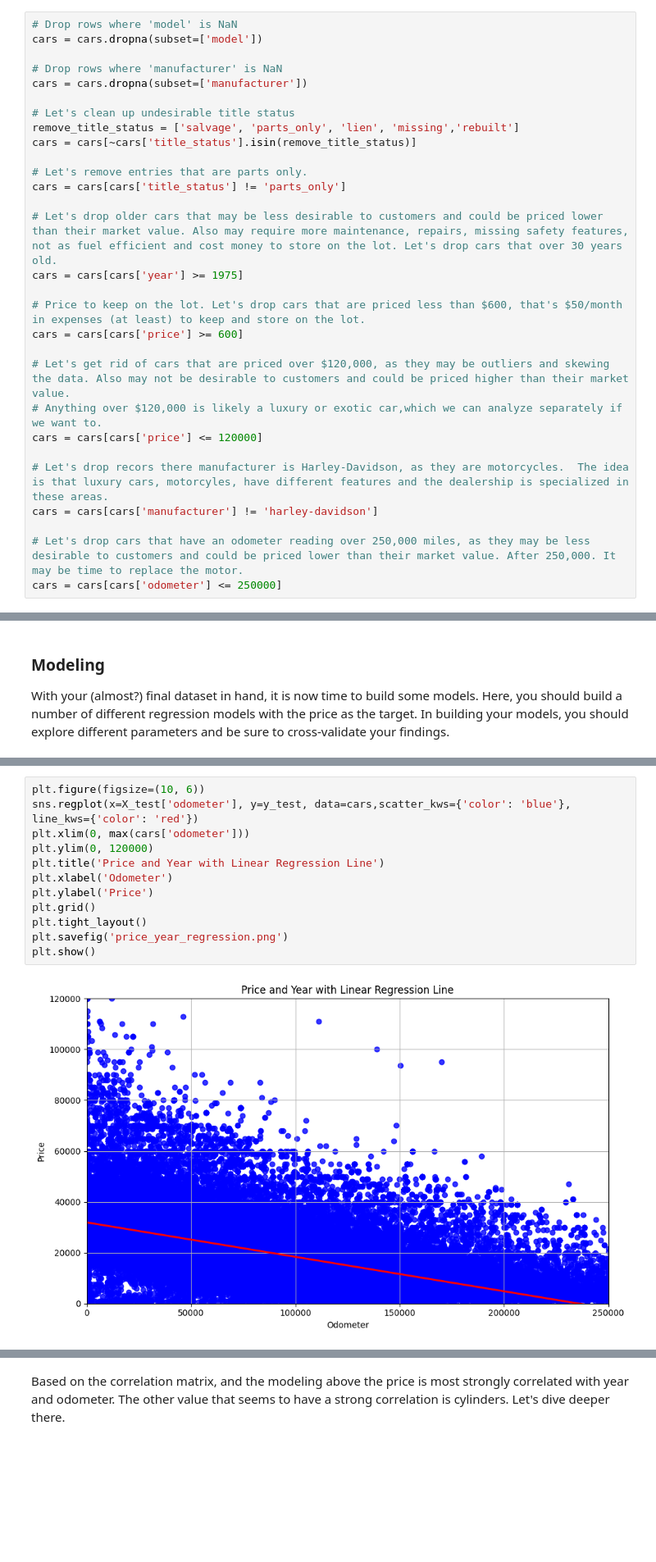
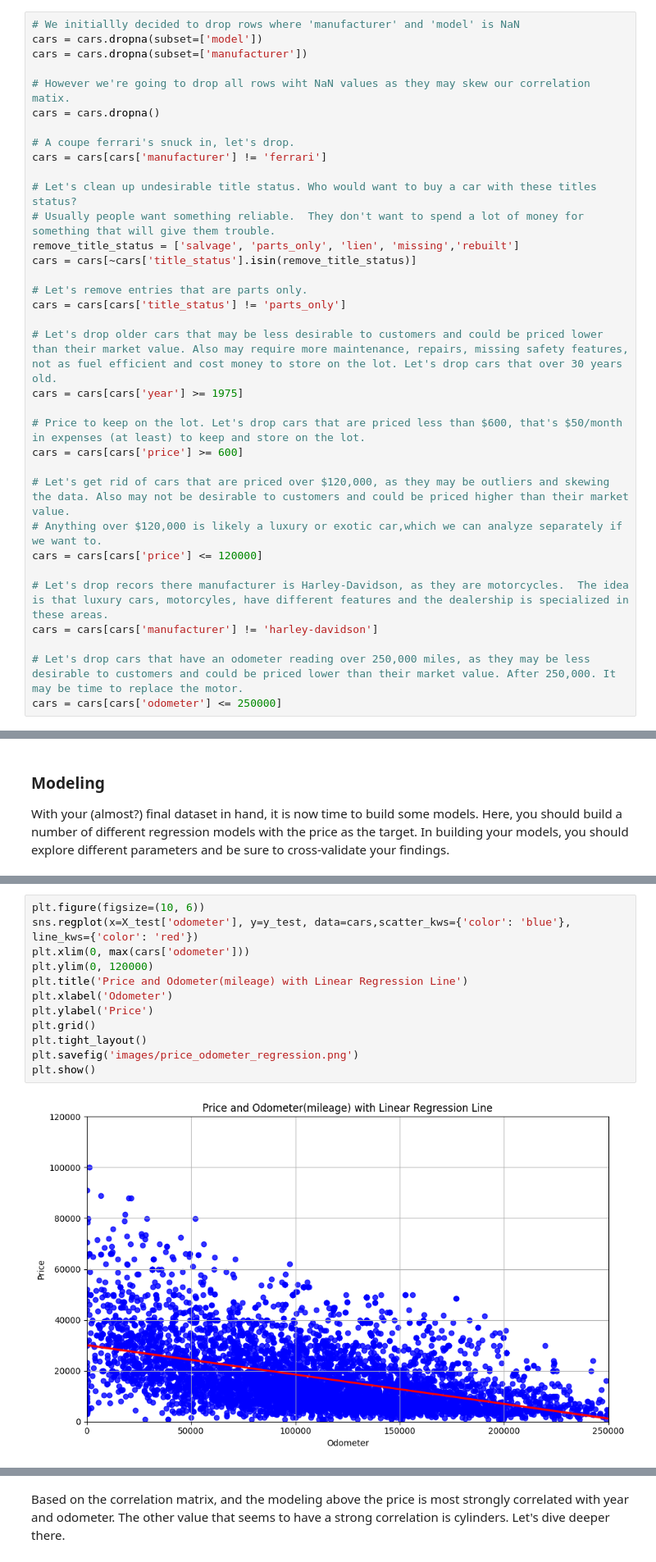
Before and after one commit to coconut808/ML-AI, a Jupyter notebook: Assignment_11.1/prompt_II.ipynb, the cells around one changed output, grey strips where cells are left out. Shown at 82% size. Drawn from its saved outputs; the diff is of its cells as text; blank space fills up the shorter version.

```diff
--- a/Assignment_11.1/prompt_II.ipynb
+++ b/Assignment_11.1/prompt_II.ipynb
@@ -87,13 +91,18 @@ Note: Since only 3 of our features are numeric we'll have to encode the rest of
 # %% [markdown]
 # Data Cleaning
 # %%
-# Drop rows where 'model' is NaN
+# We initiallly decided to drop rows where 'manufacturer' and 'model' is NaN
 cars = cars.dropna(subset=['model'])
-
-# Drop rows where 'manufacturer' is NaN
 cars = cars.dropna(subset=['manufacturer'])
 
-# Let's clean up undesirable title status
+# However we're going to drop all rows wiht NaN values as they may skew our correlation matix.
+cars = cars.dropna()
+
+# A coupe ferrari's snuck in, let's drop.
+cars = cars[cars['manufacturer'] != 'ferrari']
+
+# Let's clean up undesirable title status. Who would want to buy a car with these titles status?
+# Usually people want something reliable.  They don't want to spend a lot of money for something that will give them trouble.
 remove_title_status = ['salvage', 'parts_only', 'lien', 'missing','rebuilt']
 cars = cars[~cars['title_status'].isin(remove_title_status)]
 
@@ -183,14 +245,14 @@ R^2 Score: 0.3198948502613318
 # %%
 plt.figure(figsize=(10, 6))
 sns.regplot(x=X_test['odometer'], y=y_test, data=cars,scatter_kws={'color': 'blue'}, line_kws={'color': 'red'})
 plt.xlim(0, max(cars['odometer']))
 plt.ylim(0, 120000)
-plt.title('Price and Year with Linear Regression Line')
+plt.title('Price and Odometer(mileage) with Linear Regression Line')
 plt.xlabel('Odometer')
 plt.ylabel('Price')
 plt.grid()
 plt.tight_layout()
-plt.savefig('price_year_regression.png')
+plt.savefig('images/price_odometer_regression.png')
 plt.show()
 # %% [output]
-[figure, old version]
+[figure, new version]
```
Also changed, not shown: parts of 23 cells of this notebook, 19 other files.
